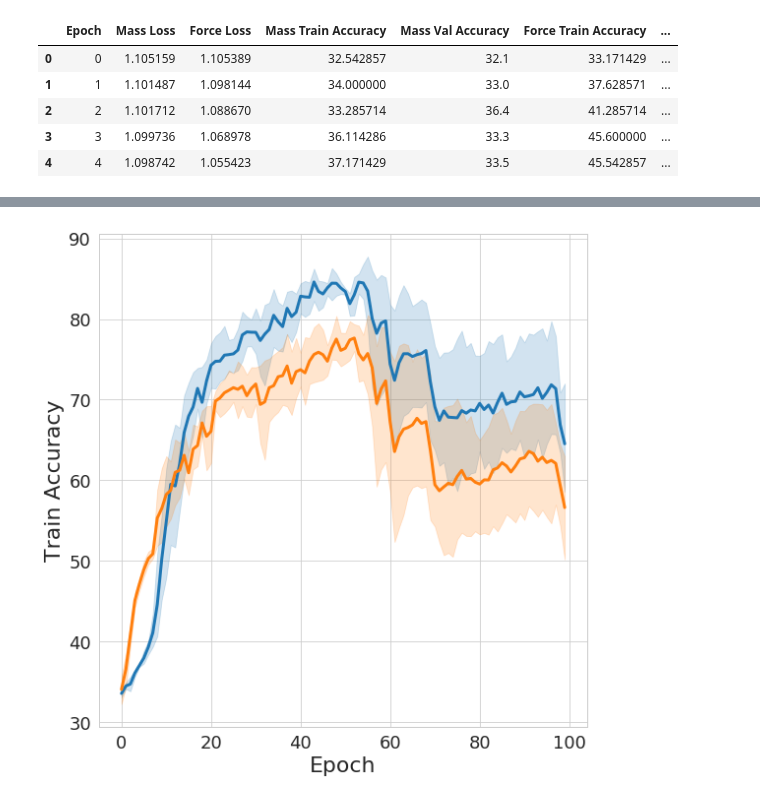
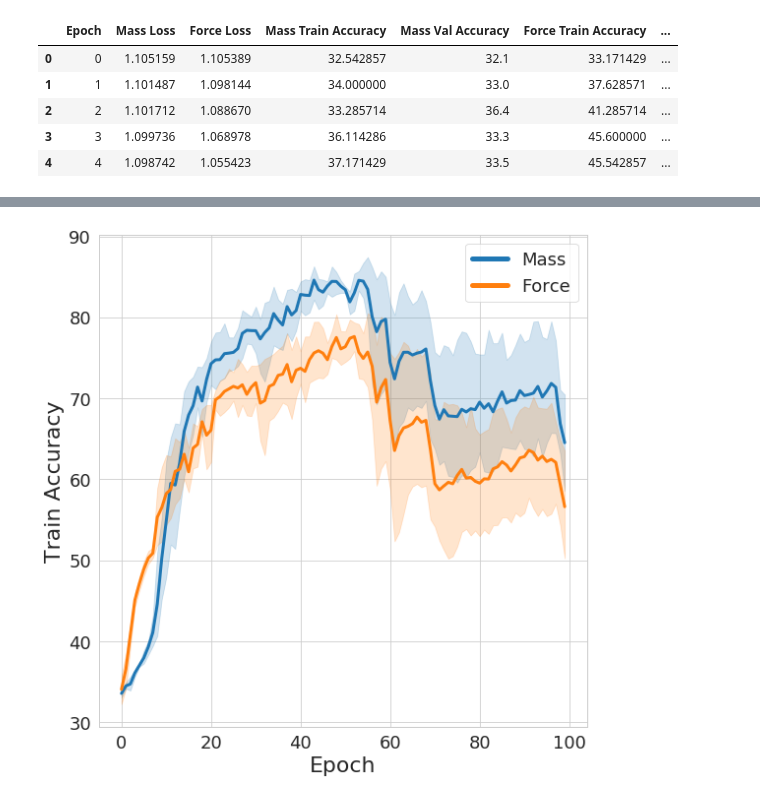
Before and after one commit to iamhectorotero/learning-physical-properties-with-rnns, a Jupyter notebook: cogsci_experiments/1b. Visualization - Training N models.ipynb, the cells around one changed output, grey strips where cells are left out. Saved outputs shown, nothing was run; the diff lists cells and outputs as text; code cells hidden in the pictures.

Commit message:
Update training N models viz

```diff
--- a/cogsci_experiments/1b. Visualization - Training N models.ipynb
+++ b/cogsci_experiments/1b. Visualization - Training N models.ipynb
@@ -35,7 +35,7 @@ plt.savefig(directory+"val_accuracies.pdf")
 # %%
-ax = plot_lineplot_with_paper_style(None, x="Epoch", y="Mass Train Accuracy", data=stats)
-ax = plot_lineplot_with_paper_style(None, x="Epoch", y="Force Train Accuracy", ax=ax, data=stats)
+ax = plot_lineplot_with_paper_style(None, x="Epoch", y="Mass Train Accuracy", data=stats, label="Mass")
+ax = plot_lineplot_with_paper_style(None, x="Epoch", y="Force Train Accuracy", ax=ax, data=stats, label="Force")
 plt.ylabel("Train Accuracy")
 plt.savefig(directory+"train_accuracies.pdf")
 # %% [output]
-[figure, old version]
+[figure, new version]
```
Also changed, not shown: parts of 2 cells of this notebook.
